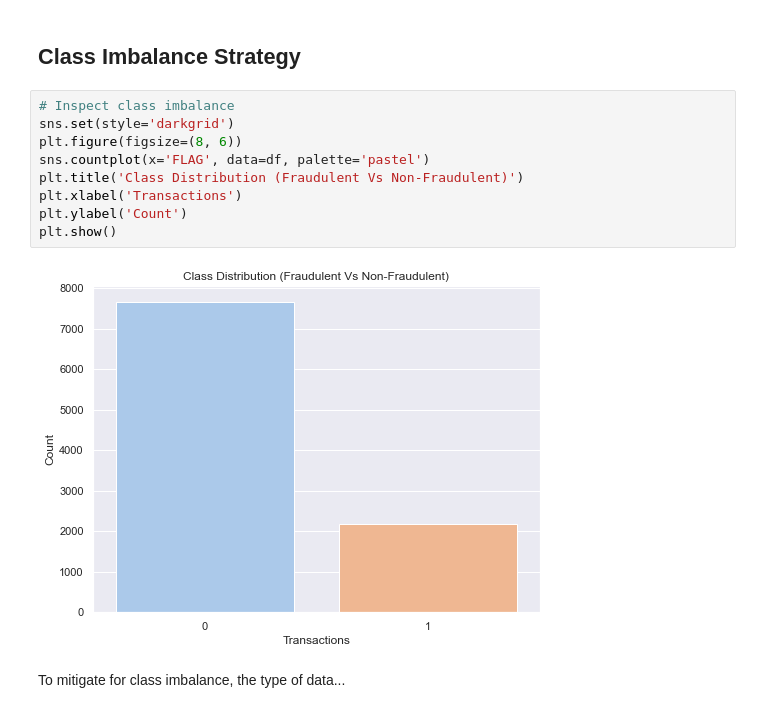
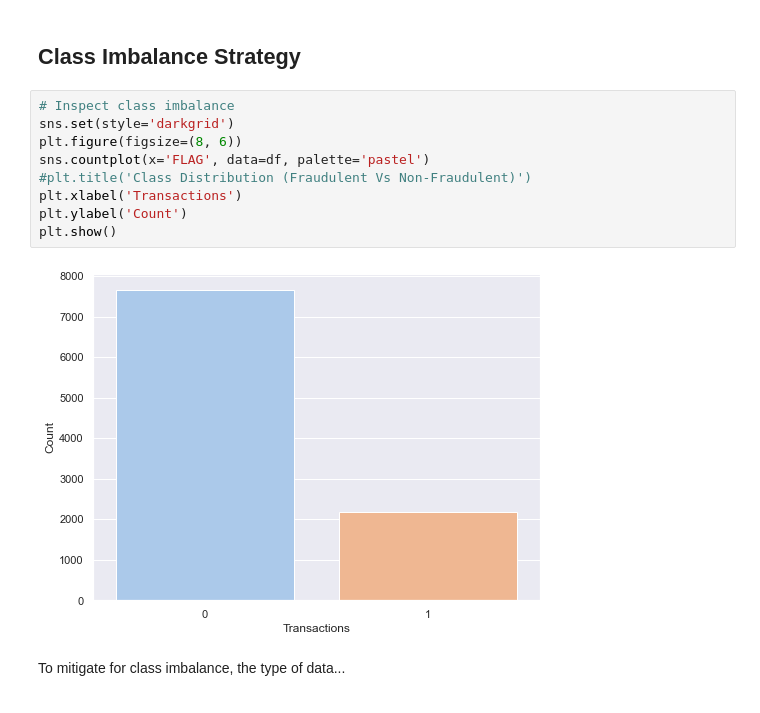
Before and after one commit to ChrisGarciaDS/MSADS-599--Capstone-AddTitle, a Jupyter notebook: Code Library/data_prep.ipynb, the cells around one changed output. Drawn from its saved outputs; the diff is of its cells as text.

Commit message:
Update Image

```diff
--- a/Code Library/data_prep.ipynb
+++ b/Code Library/data_prep.ipynb
@@ -150,14 +150,14 @@ Look for repetitive features, highly correlated features.
 # %%
 # Inspect class imbalance
 sns.set(style='darkgrid')
 plt.figure(figsize=(8, 6))
 sns.countplot(x='FLAG', data=df, palette='pastel')
-plt.title('Class Distribution (Fraudulent Vs Non-Fraudulent)')
+#plt.title('Class Distribution (Fraudulent Vs Non-Fraudulent)')
 plt.xlabel('Transactions')
 plt.ylabel('Count')
 plt.show()
 # %% [output]
-[figure, old version]
+[figure, new version]
 # %% [markdown]
 To mitigate for class imbalance, the type of data...
 # %% [markdown]
```
